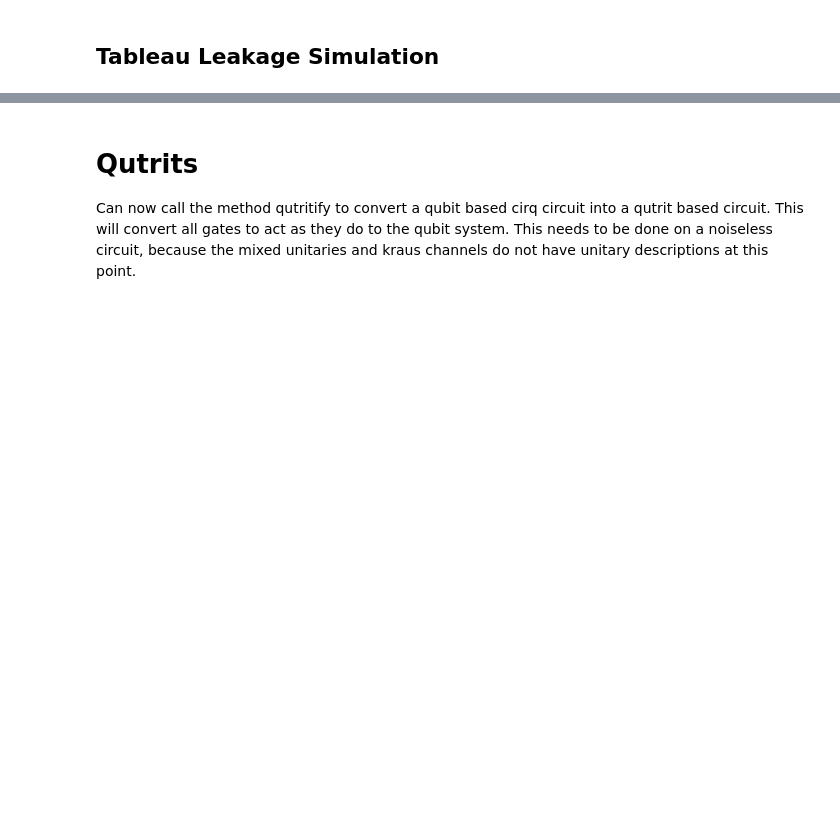
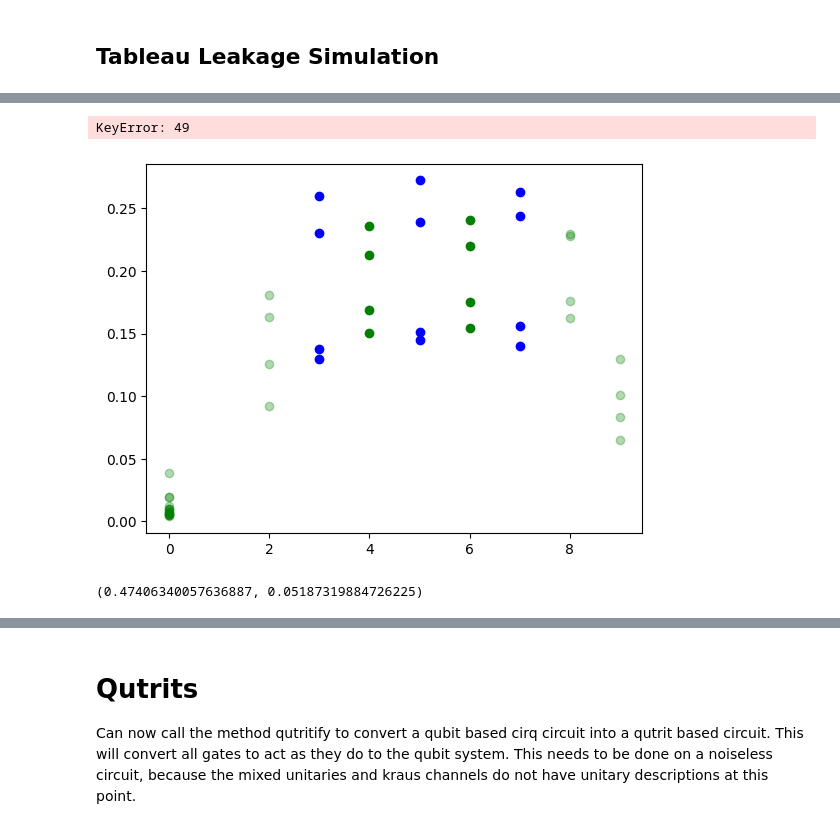
Before and after one commit to ihesner/cirq_qec, a Jupyter notebook: example_notebook.ipynb, the cells around one changed output, grey strips where cells are left out. Cells and saved outputs as stored; diff of their text form; code cells hidden in the pictures; blank space fills up the shorter version.

```diff
--- a/example_notebook.ipynb
+++ b/example_notebook.ipynb
@@ -556,0 +545,30 @@ leakage_data
+# %%
+coords = generate_split_circuit(initialize='z',
+                                 readout="yy",
+                                 full_idles=8,
+                                 split_idles=2,
+                                 rotate=True,
+                                 init_detectors=True,
+                                 x_detectors='all',
+                                 z_detectors='all',
+                                 arb_init=False)[0].get_detector_coordinates()
+# %%
+avg_dets = np.average(dets, axis=0)
+
+for d in range(len(dets)):
+    bulk = coords[d][4]
+    p = coords[d][3]
+    t = coords[d][2]
+
+    plt.scatter([t], [avg_dets[d]],
+                marker='o', alpha=1 if bulk else .3,
+                color='blue' if p == 0 else "green")
+
+plt.plot(np.average(dets, axis=0), 'o')
+# %% [output]
+KeyError: 49
+[figure, added]
+# %%
+np.average(log_ops), leakage_data["yy"][1]['raw']
+# %% [output]
+(0.47406340057636887, 0.05187319884726225)
```
Also changed, not shown: parts of 9 cells of this notebook, 4 other files.
